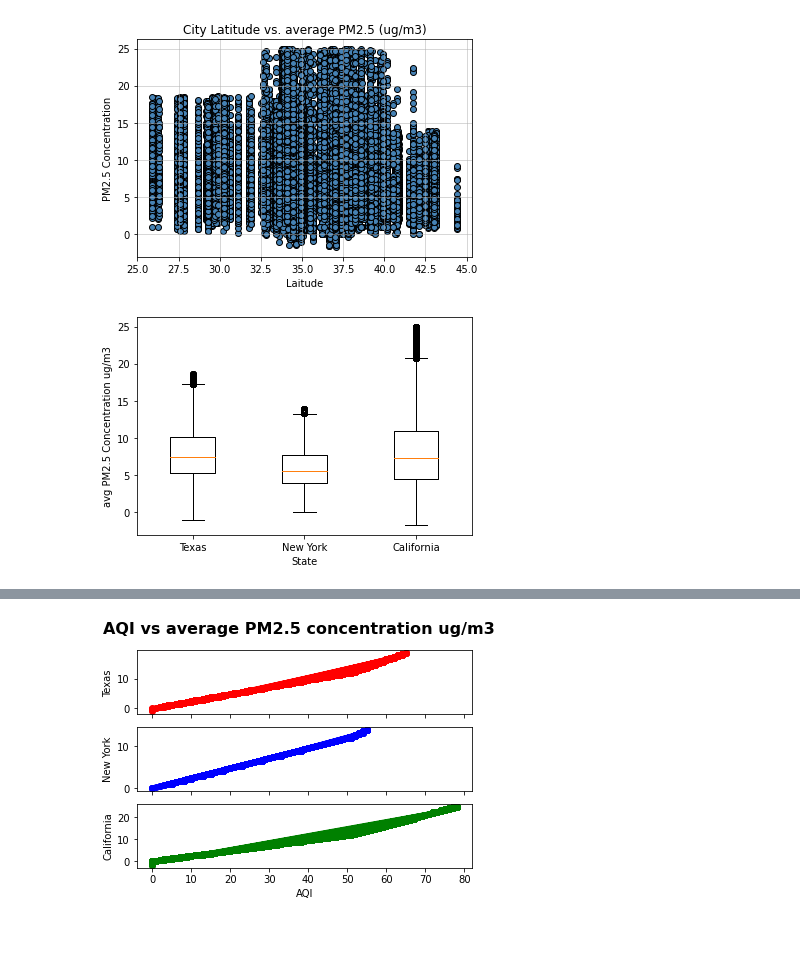
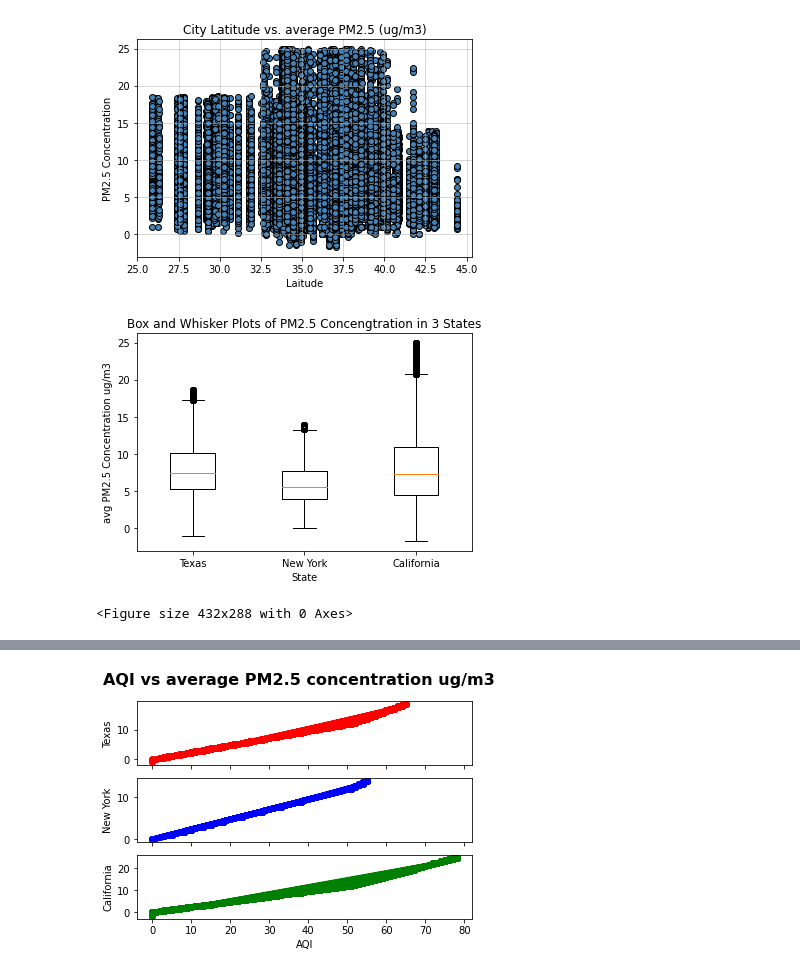
Before and after one commit to JordanJaner/air-quality-analysis, a Jupyter notebook: state_analysis.ipynb, the cells around one changed output, grey strips where cells are left out. Cells and saved outputs as stored; diff of their text form; code cells hidden in the pictures; blank space fills up the shorter version.

```diff
--- a/state_analysis.ipynb
+++ b/state_analysis.ipynb
@@ -112,18 +120,21 @@ plt.savefig("../Images/City Latitude vs PM2.5.png")
 # %%
 state_48 = outlier_removed_daily.loc[outlier_removed_daily['state_code'] == '48']['arithmetic_mean']
 state_36 = outlier_removed_daily.loc[outlier_removed_daily['state_code'] == '36']['arithmetic_mean']
 state_06 = outlier_removed_daily.loc[outlier_removed_daily['state_code'] == '06']['arithmetic_mean']
 
 data_to_plot = [state_48, state_36, state_06]
 states = ['Texas', 'New York', 'California']
 
 fig1, ax1 = plt.subplots()
 ax1.set_ylabel('avg PM2.5 Concentration ug/m3')
 ax1.set_xlabel('State')
+ax1.set_title('Box and Whisker Plots of PM2.5 Concengtration in 3 States')
 ax1.boxplot(data_to_plot, labels=states, widths = 0.4, vert=True)
 plt.show()
+plt.savefig("Images/states_boxplots.png")
 # %% [output]
-[figure, old version]
+[figure, new version]
+<Figure size 432x288 with 0 Axes>
 # %%
 state_48 = outlier_removed_daily.loc[outlier_removed_daily['state_code'] == '48']['aqi']
 state_36 = outlier_removed_daily.loc[outlier_removed_daily['state_code'] == '36']['aqi']
```
Also changed, not shown: parts of 7 cells of this notebook, 3 other files.
